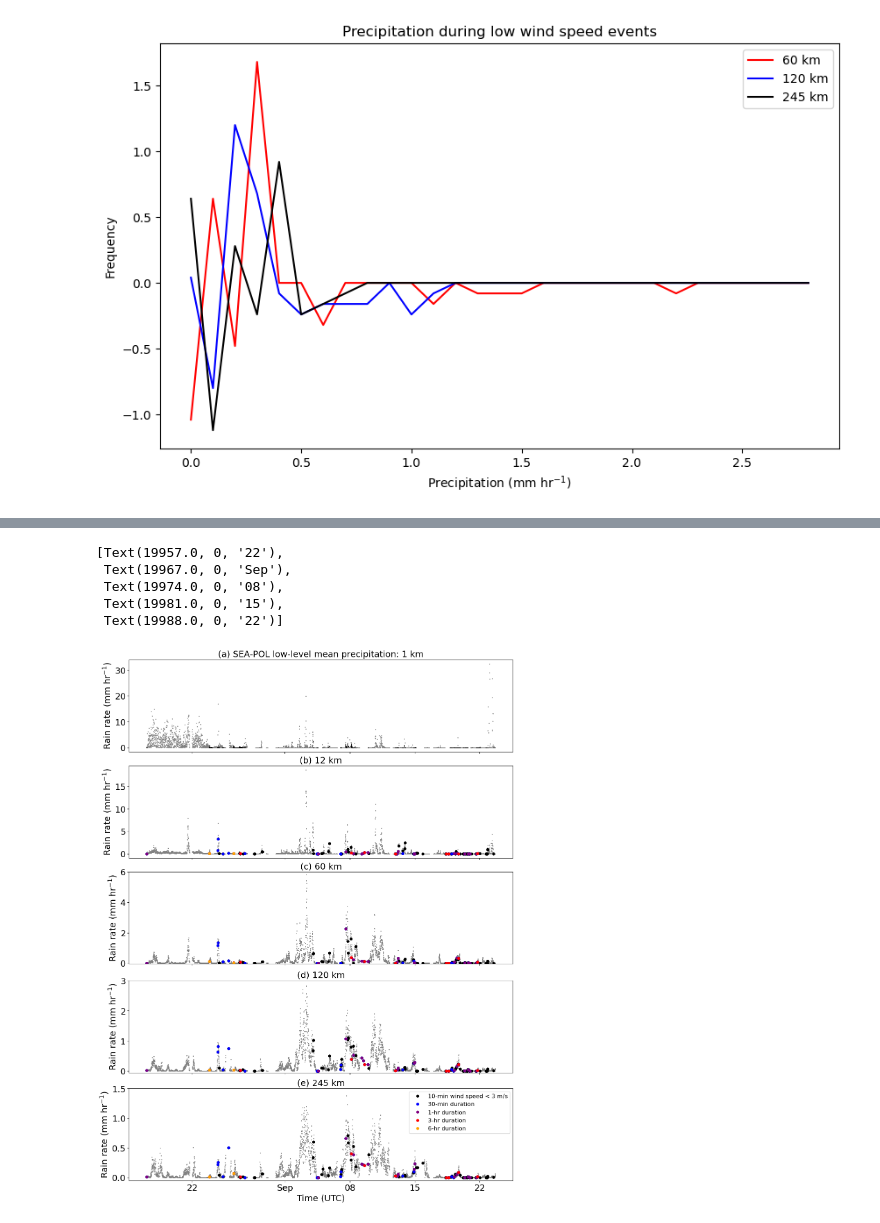
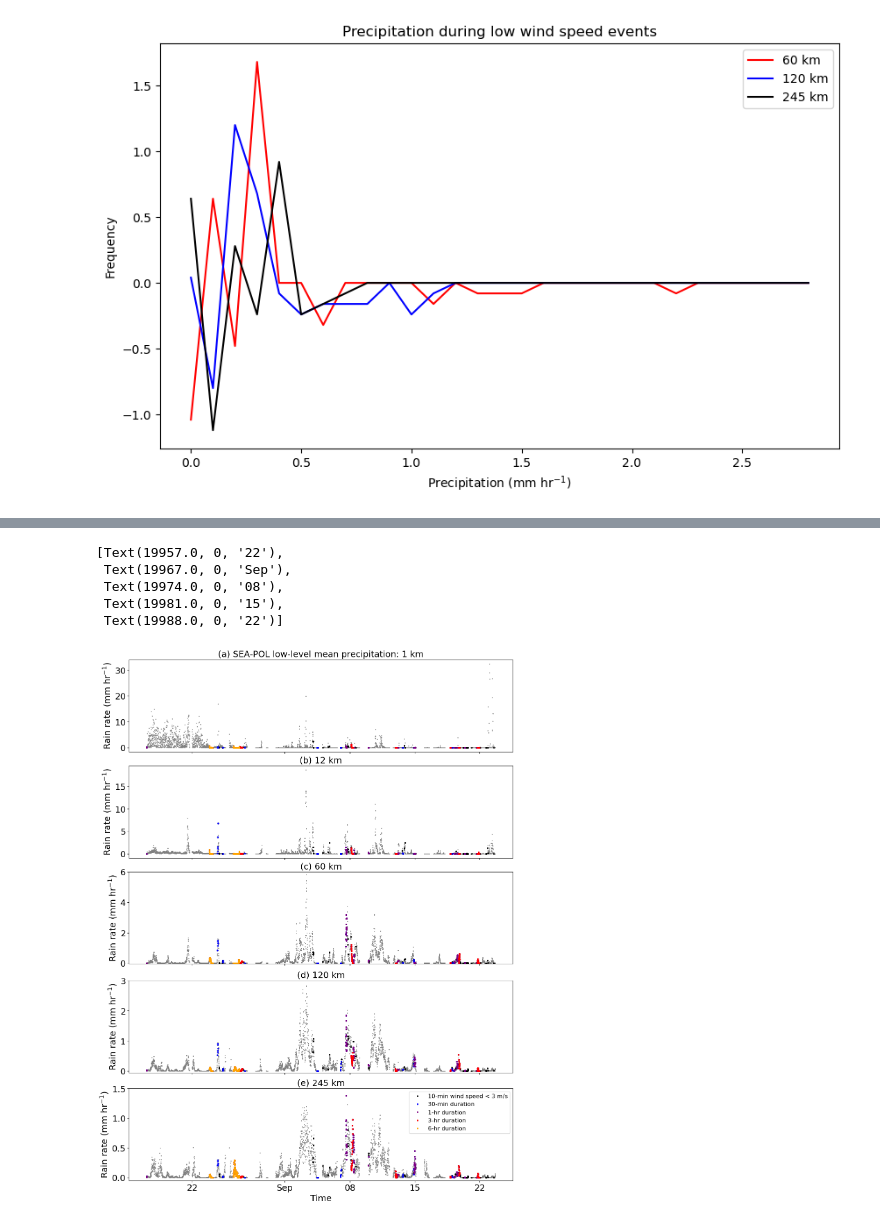
Before and after one commit to allison-wing/PICCOLO, a Jupyter notebook: plot_lowwind.ipynb, the cells around one changed output, grey strips where cells are left out. Saved outputs shown, nothing was run; the diff lists cells and outputs as text; code cells hidden in the pictures.

Commit message:
color points at all times within event duration

```diff
--- a/plot_lowwind.ipynb
+++ b/plot_lowwind.ipynb
@@ -214,7 +214,7 @@ lowwind_df_6h = lowwind_df[lowwind_df['duration'] > pd.Timedelta(hours=6)]
 # %%
 # Extract all precip indices for low wind events of various durations
 data_df = lowwind_df
-time_indices_all = np.full((len(data_df),16*6), np.nan)
+time_indices_all = np.full((len(data_df),20*6), np.nan)
 iidx=0
 for idx, row in data_df.iterrows():
     # Find the indices of rain.time in that time range
@@ -231,7 +231,7 @@ time_indices_all = time_indices_all.astype(int)
 
 #### 30 Min############################
 data_df = lowwind_df_30m
-time_indices_30m = np.full((len(data_df),16*6), np.nan)
+time_indices_30m = np.full((len(data_df),20*6), np.nan)
 iidx=0
 for idx, row in data_df.iterrows():
     # Find the indices of rain.time in that time range
@@ -247,7 +247,7 @@ time_indices_30m = time_indices_30m.astype(int)
 
 ################1 hour #####################
 data_df = lowwind_df_1h
-time_indices_1h = np.full((len(data_df),16*6), np.nan)
+time_indices_1h = np.full((len(data_df),20*6), np.nan)
 iidx=0
 for idx, row in data_df.iterrows():
     # Find the indices of rain.time in that time range
@@ -263,7 +263,7 @@ time_indices_1h = time_indices_1h.astype(int)
 
 #################### 3 hours #####################
 data_df = lowwind_df_3h
-time_indices_3h = np.full((len(data_df),16*6), np.nan)
+time_indices_3h = np.full((len(data_df),20*6), np.nan)
 iidx=0
 for idx, row in data_df.iterrows():
     # Find the indices of rain.time in that time range
@@ -279,7 +279,7 @@ time_indices_3h = time_indices_3h.astype(int)
 
 #################### 6 hours #####################
 data_df = lowwind_df_6h
-time_indices_6h = np.full((len(data_df),16*6), np.nan)
+time_indices_6h = np.full((len(data_df),20*6), np.nan)
 iidx=0
 for idx, row in data_df.iterrows():
     # Find the indices of rain.time in that time range
@@ -441,7 +441,11 @@ fig,axs = plt.subplots(5,1,figsize=(12,16),layout="constrained")
 
 ############# 1 km
 axs[0].plot(rain.time, rain.rain1_mean, '.', markersize = 2, color='gray')
-axs[0].plot(rain.time[time_indices_all], rain.rain1_mean[time_indices_all], '.', markersize=2, color='black')
+axs[0].plot(rain.time[time_indices_all], rain.rain1_mean[time_indices_all], '.', markersize=5, color='black')
+axs[0].plot(rain.time[time_indices_30m], rain.rain1_mean[time_indices_30m], '.', markersize=5, color='blue')
+axs[0].plot(rain.time[time_indices_1h], rain.rain1_mean[time_indices_1h], '.', markersize=5, color='purple')
+axs[0].plot(rain.time[time_indices_3h], rain.rain1_mean[time_indices_3h], '.', markersize=5, color='red')
+axs[0].plot(rain.time[time_indices_6h], rain.rain1_mean[time_indices_6h], '.', markersize=5, color='orange')
 
 
 axs[0].xaxis.set_major_locator(mdates.AutoDateLocator())
@@ -456,11 +460,11 @@ axs[0].tick_params(axis='y', labelsize=18)
 
 ################## 12 km
 axs[1].plot(rain.time, rain.rain12_mean, '.', markersize = 2, color='gray')
-axs[1].plot(lowwind_df['start_time'],lowwind_df['Precip - 12 km'],'.',markersize=10, color='black')
-axs[1].plot(lowwind_df_30m['start_time'],lowwind_df_30m['Precip - 12 km'],'.',markersize=10, color='blue')
-axs[1].plot(lowwind_df_1h['start_time'],lowwind_df_1h['Precip - 12 km'],'.',markersize=10, color='purple')
-axs[1].plot(lowwind_df_3h['start_time'],lowwind_df_3h['Precip - 12 km'],'.',markersize=10, color='red')
-axs[1].plot(lowwind_df_6h['start_time'],lowwind_df_6h['Precip - 12 km'],'.',markersize=10, color='orange')
+axs[1].plot(rain.time[time_indices_all], rain.rain12_mean[time_indices_all], '.', markersize=5, color='black')
+axs[1].plot(rain.time[time_indices_30m], rain.rain12_mean[time_indices_30m], '.', markersize=5, color='blue')
+axs[1].plot(rain.time[time_indices_1h], rain.rain12_mean[time_indices_1h], '.', markersize=5, color='purple')
+axs[1].plot(rain.time[time_indices_3h], rain.rain12_mean[time_indices_3h], '.', markersize=5, color='red')
+axs[1].plot(rain.time[time_indices_6h], rain.rain12_mean[time_indices_6h], '.', markersize=5, color='orange')
 
 axs[1].xaxis.set_major_locator(mdates.AutoDateLocator())
 axs[1].xaxis.set_major_formatter(mdates.ConciseDateFormatter(axs[1].xaxis.get_major_locator()))
@@ -474,11 +478,11 @@ axs[1].tick_params(axis='y', labelsize=18)
 
 ################## 60 km
 axs[2].plot(rain.time, rain.rain60_mean, '.', markersize = 2, color='gray')
-axs[2].plot(lowwind_df['start_time'],lowwind_df['Precip - 60 km'],'.',markersize=10, color='black')
-axs[2].plot(lowwind_df_30m['start_time'],lowwind_df_30m['Precip - 60 km'],'.',markersize=10, color='blue')
-axs[2].plot(lowwind_df_1h['start_time'],lowwind_df_1h['Precip - 60 km'],'.',markersize=10, color='purple')
-axs[2].plot(lowwind_df_3h['start_time'],lowwind_df_3h['Precip - 60 km'],'.',markersize=10, color='red')
-axs[2].plot(lowwind_df_6h['start_time'],lowwind_df_6h['Precip - 60 km'],'.',markersize=10, color='orange')
+axs[2].plot(rain.time[time_indices_all], rain.rain60_mean[time_indices_all], '.', markersize=5, color='black')
+axs[2].plot(rain.time[time_indices_30m], rain.rain60_mean[time_indices_30m], '.', markersize=5, color='blue')
+axs[2].plot(rain.time[time_indices_1h], rain.rain60_mean[time_indices_1h], '.', markersize=5, color='purple')
+axs[2].plot(rain.time[time_indices_3h], rain.rain60_mean[time_indices_3h], '.', markersize=5, color='red')
+axs[2].plot(rain.time[time_indices_6h], rain.rain60_mean[time_indices_6h], '.', markersize=5, color='orange')
 
 axs[2].xaxis.set_major_locator(mdates.AutoDateLocator())
 axs[2].xaxis.set_major_formatter(mdates.ConciseDateFormatter(axs[2].xaxis.get_major_locator()))
@@ -494,48 +498,49 @@ axs[2].tick_params(axis='y', labelsize=18)
 
 ################## 120 km
 axs[3].plot(rain.time, rain.rain120_mean, '.', markersize = 2, color='gray')
-axs[3].plot(lowwind_df['start_time'],lowwind_df['Precip - 120 km'],'.',markersize = 10, color='black')
-axs[3].plot(lowwind_df_30m['start_time'],lowwind_df_30m['Precip - 120 km'],'.',markersize = 10, color='blue')
-axs[3].plot(lowwind_df_1h['start_time'],lowwind_df_1h['Precip - 120 km'],'.',markersize=10, color='purple')
-axs[3].plot(lowwind_df_3h['start_time'],lowwind_df_3h['Precip - 120 km'],'.',markersize=10, color='red')
-axs[3].plot(lowwind_df_6h['start_time'],lowwind_df_6h['Precip - 120 km'],'.',markersize=10, color='orange')
+axs[3].plot(rain.time[time_indices_all], rain.rain120_mean[time_indices_all], '.', markersize=5, color='black')
+axs[3].plot(rain.time[time_indices_30m], rain.rain120_mean[time_indices_30m], '.', markersize=5, color='blue')
+axs[3].plot(rain.time[time_indices_1h], rain.rain120_mean[time_indices_1h], '.', markersize=5, color='purple')
+axs[3].plot(rain.time[time_indices_3h], rain.rain120_mean[time_indices_3h], '.', markersize=5, color='red')
+axs[3].plot(rain.time[time_indices_6h], rain.rain120_mean[time_indices_6h], '.', markersize=5, color='orange')
 
 axs[3].set_ylim(-0.05, 3)
 
 axs[3].xaxis.set_major_locator(mdates.AutoDateLocator())
 axs[3].xaxis.set_major_formatter(mdates.ConciseDateFormatter(axs[3].xaxis.get_major_locator()))
 
 #axs[3].set_xlabel('Time (UTC)', fontsize=18)
 axs[3].set_ylabel('Rain rate (mm hr$^{-1}$)', fontsize=18)
 axs[3].set_title('(d) 120 km', fontsize=18)
 
 axs[3].set_xticklabels('')
 axs[3].tick_params(axis='y', labelsize=18)
 
 ################## 245 km
 axs[4].plot(rain.time, rain.rain245_mean, '.', markersize = 2, color='gray')
-axs[4].plot(lowwind_df['start_time'],lowwind_df['Precip - 245 km'],'.', markersize = 10, color='black',label='10-min wind speed < 3 m/s')
-axs[4].plot(lowwind_df_30m['start_time'],lowwind_df_30m['Precip - 245 km'],'.',markersize = 10, color='blue', label='30-min duration')
-axs[4].plot(lowwind_df_1h['start_time'],lowwind_df_1h['Precip - 245 km'],'.',markersize = 10, color='purple', label='1-hr duration')
-axs[4].plot(lowwind_df_3h['start_time'],lowwind_df_3h['Precip - 245 km'],'.',markersize = 10, color='red', label='3-hr duration')
-axs[4].plot(lowwind_df_6h['start_time'],lowwind_df_6h['Precip - 245 km'],'.',markersize = 10, color='orange', label='6-hr duration')
+axs[4].plot(rain.time[time_indices_all], rain.rain245_mean[time_indices_all], '.', markersize=5, color='black',label='10-min wind speed < 3 m/s')
+axs[4].plot(rain.time[time_indices_30m], rain.rain245_mean[time_indices_30m], '.', markersize=5, color='blue', label='30-min duration')
+axs[4].plot(rain.time[time_indices_1h], rain.rain245_mean[time_indices_1h], '.', markersize=5, color='purple', label='1-hr duration')
+axs[4].plot(rain.time[time_indices_3h], rain.rain245_mean[time_indices_3h], '.', markersize=5, color='red', label='3-hr duration')
+axs[4].plot(rain.time[time_indices_6h], rain.rain245_mean[time_indices_6h], '.', markersize=5, color='orange', label='6-hr duration')
+
 axs[4].legend(loc='upper right', fontsize=12)
 
 axs[4].set_ylim(-0.05, 1.5)
 
 axs[4].xaxis.set_major_locator(mdates.AutoDateLocator())
 axs[4].xaxis.set_major_formatter(mdates.ConciseDateFormatter(axs[4].xaxis.get_major_locator()))
 
-axs[4].set_xlabel('Time (UTC)', fontsize=18)
+axs[4].set_xlabel('Time', fontsize=18)
 axs[4].set_ylabel('Rain rate (mm hr$^{-1}$)', fontsize=18)
 axs[4].set_title('(e) 245 km', fontsize=18)
 
 axs[4].tick_params(axis='y', labelsize=18)
 axs[4].set_xticklabels(axs[4].get_xticklabels(), fontsize=18)
 # %% [output]
 [Text(19957.0, 0, '22'),
  Text(19967.0, 0, 'Sep'),
  Text(19974.0, 0, '08'),
  Text(19981.0, 0, '15'),
  Text(19988.0, 0, '22')]
-[figure, old version]
+[figure, new version]
```
Also changed, not shown: parts of 2 cells of this notebook.
